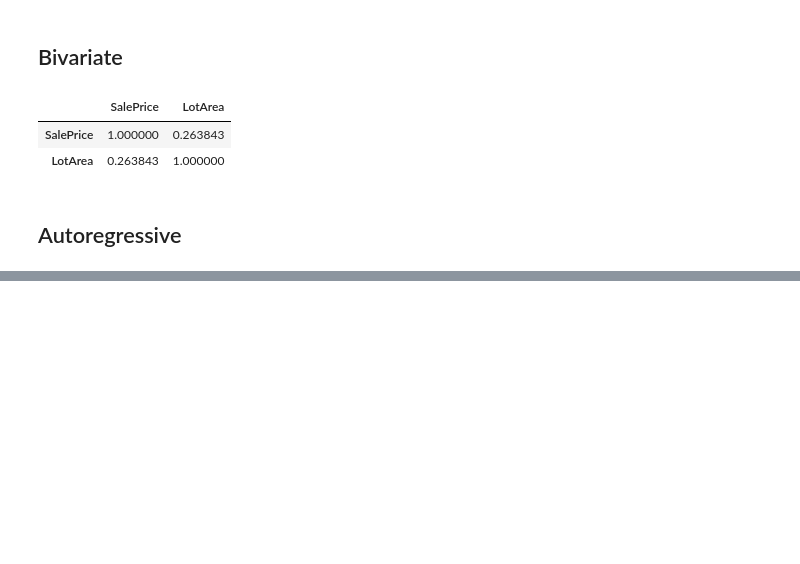
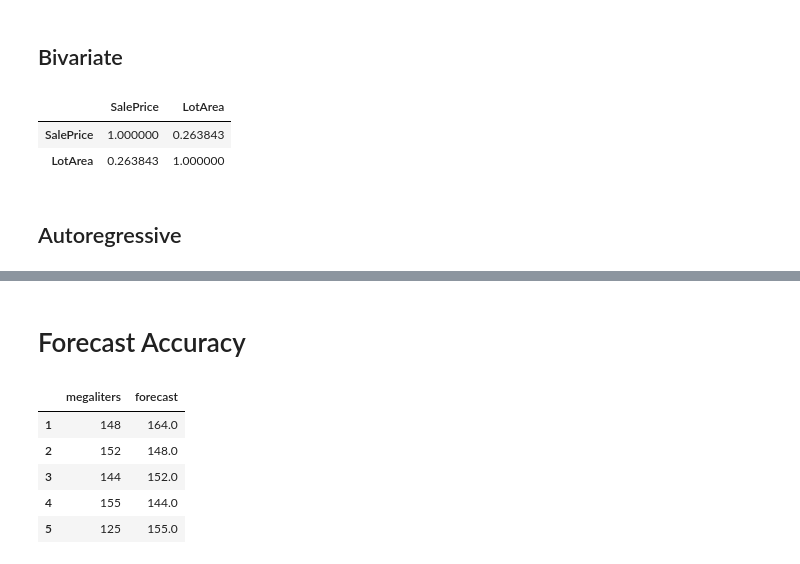
Before and after one commit to ZacharySBrown/vcu-scma440-2021q1, a Jupyter notebook: examples/2a_forecasting_fundamentals.ipynb, the cells around one changed output, grey strips where cells are left out. Cells and saved outputs as stored; diff of their text form; code cells hidden in the pictures; blank space fills up the shorter version.

```diff
--- a/examples/2a_forecasting_fundamentals.ipynb
+++ b/examples/2a_forecasting_fundamentals.ipynb
@@ -162,0 +163,2 @@ pd.plotting.autocorrelation_plot(beer.megaliters)
+# %% [markdown]
+# Forecast Accuracy
@@ -162,0 +168,11 @@ pd.plotting.autocorrelation_plot(beer.megaliters)
+# %%
+beer['forecast'] = beer.megaliters.shift(1)
+beer = beer.dropna()
+beer.head()
+# %% [output]
+|  | megaliters | forecast |
+| 1 | 148 | 164.0 |
+| 2 | 152 | 148.0 |
+| 3 | 144 | 152.0 |
+| 4 | 155 | 144.0 |
+| 5 | 125 | 155.0 |
```
Also changed, not shown: parts of 12 cells of this notebook.
